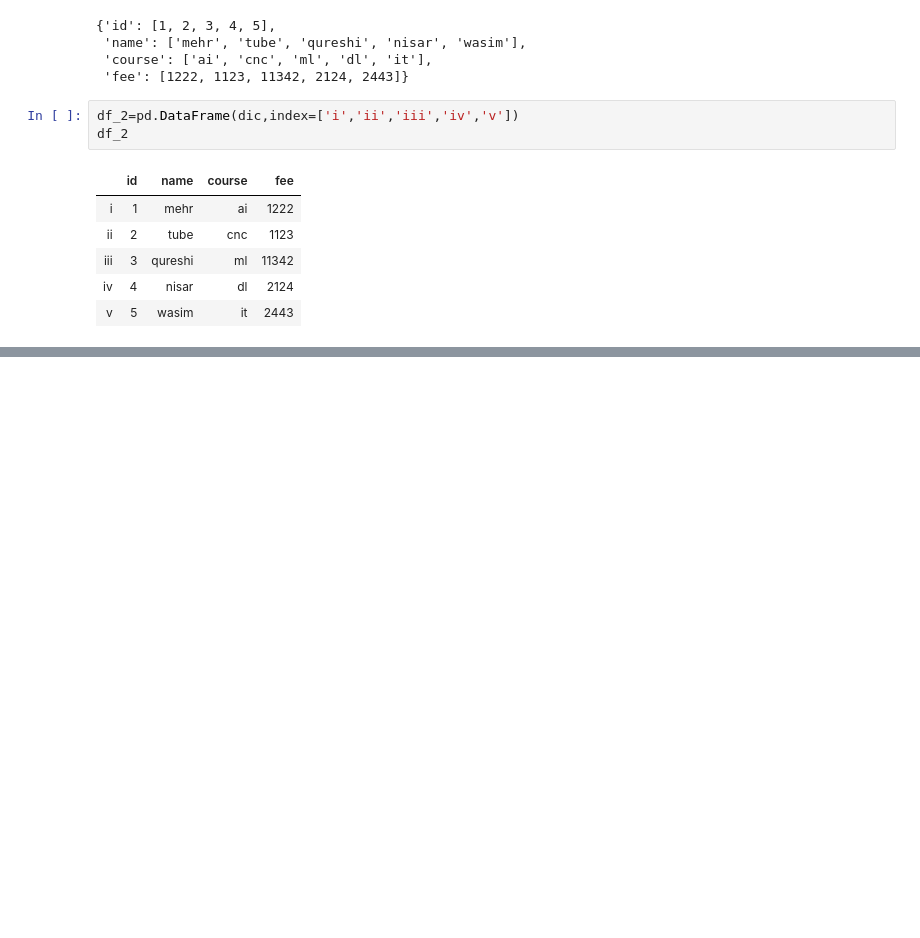
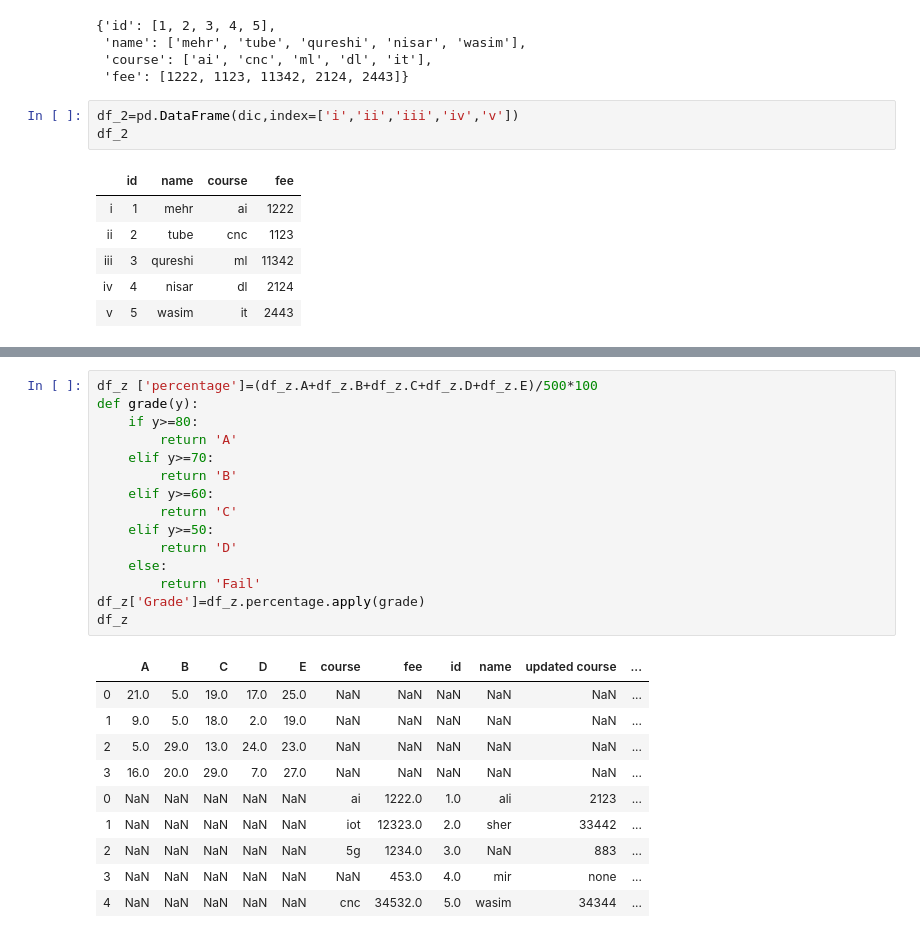
Before and after one commit to 1zulkifel/Data_science, a Jupyter notebook: Q2_lec_5.ipynb, the cells around one changed output, grey strips where cells are left out. Cells and saved outputs as stored; diff of their text form; blank space fills up the shorter version.

```diff
--- a/Q2_lec_5.ipynb
+++ b/Q2_lec_5.ipynb
@@ -142,0 +423,26 @@ df1.head(6)
+# %%
+df_z ['percentage']=(df_z.A+df_z.B+df_z.C+df_z.D+df_z.E)/500*100
+def grade(y):
+    if y>=80:
+        return 'A'
+    elif y>=70:
+        return 'B'
+    elif y>=60:
+        return 'C'
+    elif y>=50:
+        return 'D'
+    else:
+        return 'Fail'
+df_z['Grade']=df_z.percentage.apply(grade)
+df_z
+# %% [output]
+|  | A | B | C | D | E | course | fee | id | name | updated course | ... |
+| 0 | 21.0 | 5.0 | 19.0 | 17.0 | 25.0 | NaN | NaN | NaN | NaN | NaN | ... |
+| 1 | 9.0 | 5.0 | 18.0 | 2.0 | 19.0 | NaN | NaN | NaN | NaN | NaN | ... |
+| 2 | 5.0 | 29.0 | 13.0 | 24.0 | 23.0 | NaN | NaN | NaN | NaN | NaN | ... |
+| 3 | 16.0 | 20.0 | 29.0 | 7.0 | 27.0 | NaN | NaN | NaN | NaN | NaN | ... |
+| 0 | NaN | NaN | NaN | NaN | NaN | ai | 1222.0 | 1.0 | ali | 2123 | ... |
+| 1 | NaN | NaN | NaN | NaN | NaN | iot | 12323.0 | 2.0 | sher | 33442 | ... |
+| 2 | NaN | NaN | NaN | NaN | NaN | 5g | 1234.0 | 3.0 | NaN | 883 | ... |
+| 3 | NaN | NaN | NaN | NaN | NaN | NaN | 453.0 | 4.0 | mir | none | ... |
+| 4 | NaN | NaN | NaN | NaN | NaN | cnc | 34532.0 | 5.0 | wasim | 34344 | ... |
```
Also changed, not shown: parts of 31 cells of this notebook.
